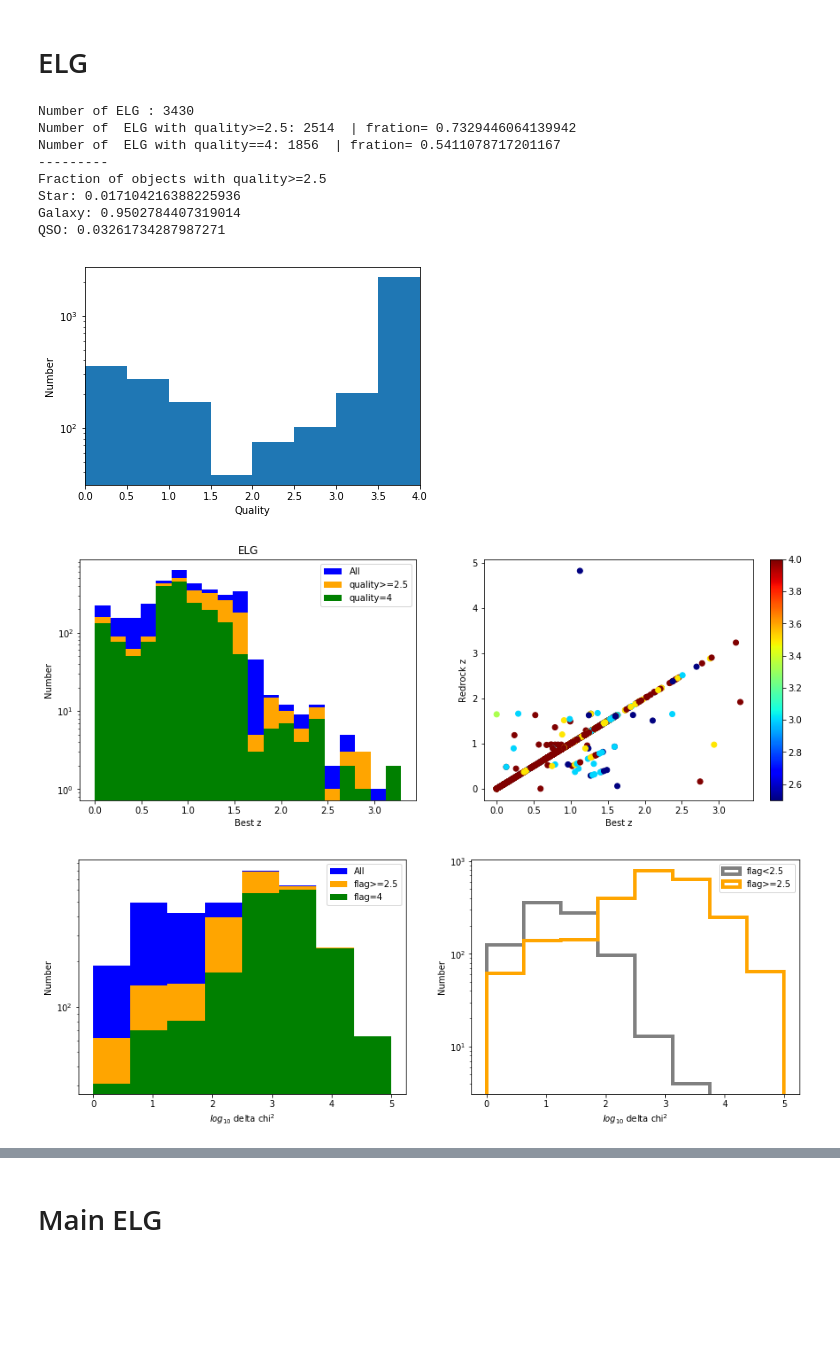
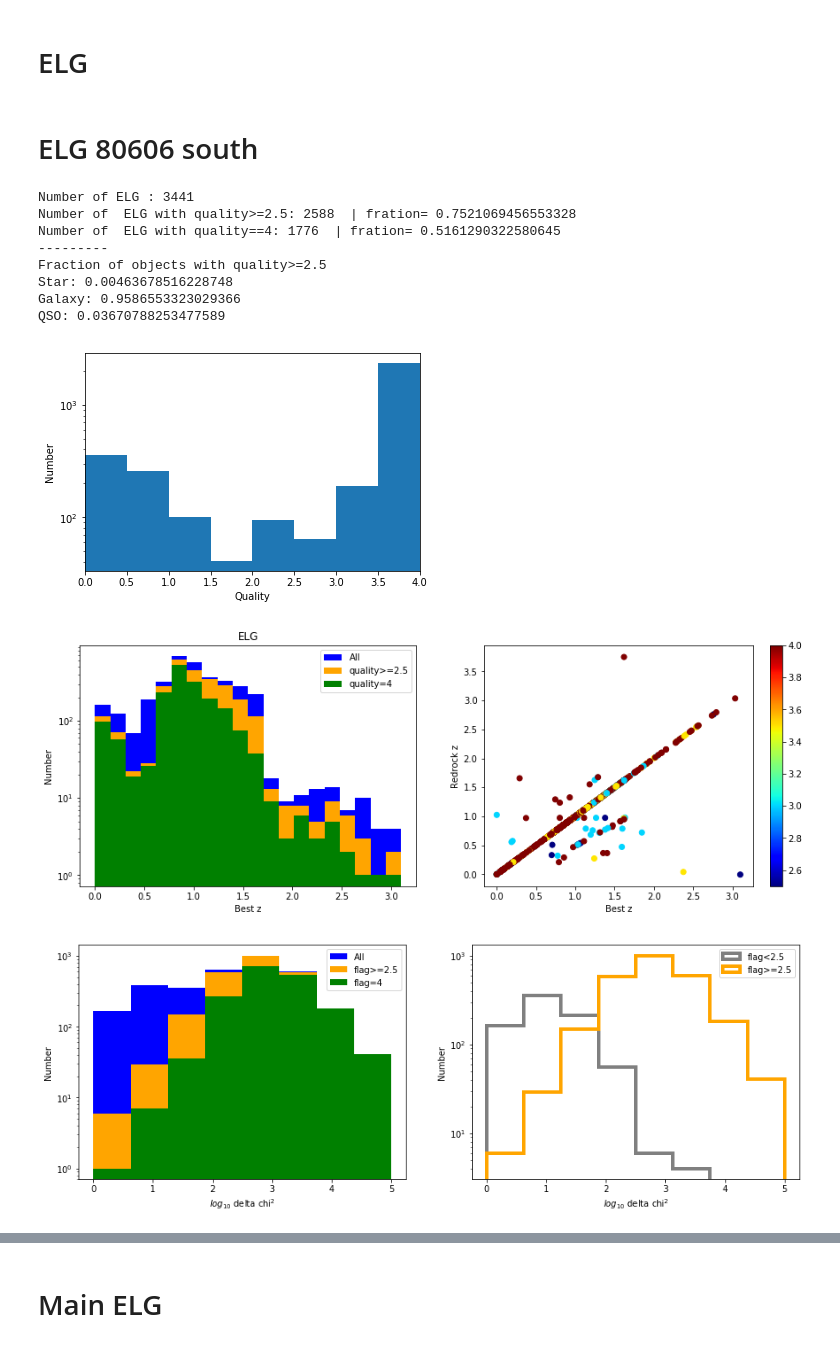
Before and after one commit to astro-blue/DESI_VI, a Jupyter notebook: VI_merging_Blanc/Statistics of Blanc Truth Tables.ipynb, the cells around one changed output, grey strips where cells are left out. Cells and saved outputs as stored; diff of their text form; code cells hidden in the pictures; blank space fills up the shorter version.

```diff
--- a/VI_merging_Blanc/Statistics of Blanc Truth Tables.ipynb
+++ b/VI_merging_Blanc/Statistics of Blanc Truth Tables.ipynb
@@ -87,11 +87,13 @@ if on_nersc==True:
     BGS = pd.read_csv(dir+'BGS/'+'desi-vi_BGS_tile80613_nightdeep_merged_all_210202.csv')
     LRG = pd.read_csv(dir+'LRG'/+'desi-vi_LRG_tile80609_nightdeep_merged_all_210130.csv')
     ELG = pd.read_csv(dir+'ELG/'+'desi-vi_ELG_tile80608_nightdeep_merged_all_210208.csv')
+    ELG_80606 = pd.read_csv(dir+'ELG/'+'desi-vi_ELG_tile80606_nightdeep_merged_all_210218.csv')
 else:
     dir = '/Users/tlan/Dropbox/Astro_Research/Projects_plots_notes/2020_DESI_visual_inspect/SV1/Truth_tables/'
     BGS = pd.read_csv(dir+'desi-vi_BGS_tile80613_nightdeep_merged_all_210202.csv')
     LRG = pd.read_csv(dir+'desi-vi_LRG_tile80609_nightdeep_merged_all_210130.csv')
-    ELG = pd.read_csv(dir+'desi-vi_ELG_tile80608_nightdeep_merged_all_210208.csv')
+    ELG_80606 = pd.read_csv(dir+'desi-vi_ELG_tile80606_nightdeep_merged_all_210218.csv')
+    ELG_80608 = pd.read_csv(dir+'desi-vi_ELG_tile80608_nightdeep_merged_all_210208.csv')
     #QSO = pd.read_csv('desi-vi_QSO_tile80609_nightdeep_merged_all_210202_ADDING_object_info.csv')
 # %%
 #BGS
@@ -138,21 +140,23 @@ QSO: 0.01602747567258157
 [figure]
 # %% [markdown]
 # ELG
+# %% [markdown]
+# ELG 80606 south
 # %%
 #ELG = pd.read_csv('desi-vi_ELG_tile80608_nightdeep_merged_all_210203.csv')
 #ELG = ELG[ELG['best_spectype']=='GALAXY']
-print_simple_number(ELG,'ELG')
-plot_redshift_distribution(ELG,'ELG')
-plot_chi2_quality_distribution(ELG)
+print_simple_number(ELG_80606,'ELG')
+plot_redshift_distribution(ELG_80606,'ELG')
+plot_chi2_quality_distribution(ELG_80606)
 # %% [output]
-Number of ELG : 3430
-Number of  ELG with quality>=2.5: 2514  | fration= 0.7329446064139942
-Number of  ELG with quality==4: 1856  | fration= 0.5411078717201167
+Number of ELG : 3441
+Number of  ELG with quality>=2.5: 2588  | fration= 0.7521069456553328
+Number of  ELG with quality==4: 1776  | fration= 0.5161290322580645
 ---------
 Fraction of objects with quality>=2.5
-Star: 0.017104216388225936
-Galaxy: 0.9502784407319014
-QSO: 0.03261734287987271
+Star: 0.00463678516228748
+Galaxy: 0.9586553323029366
+QSO: 0.03670788253477589
-[figure, old version]
+[figure, new version]
-[figure, old version]
+[figure, new version]
-[figure, old version]
+[figure, new version]
```
Also changed, not shown: parts of 13 cells of this notebook.
